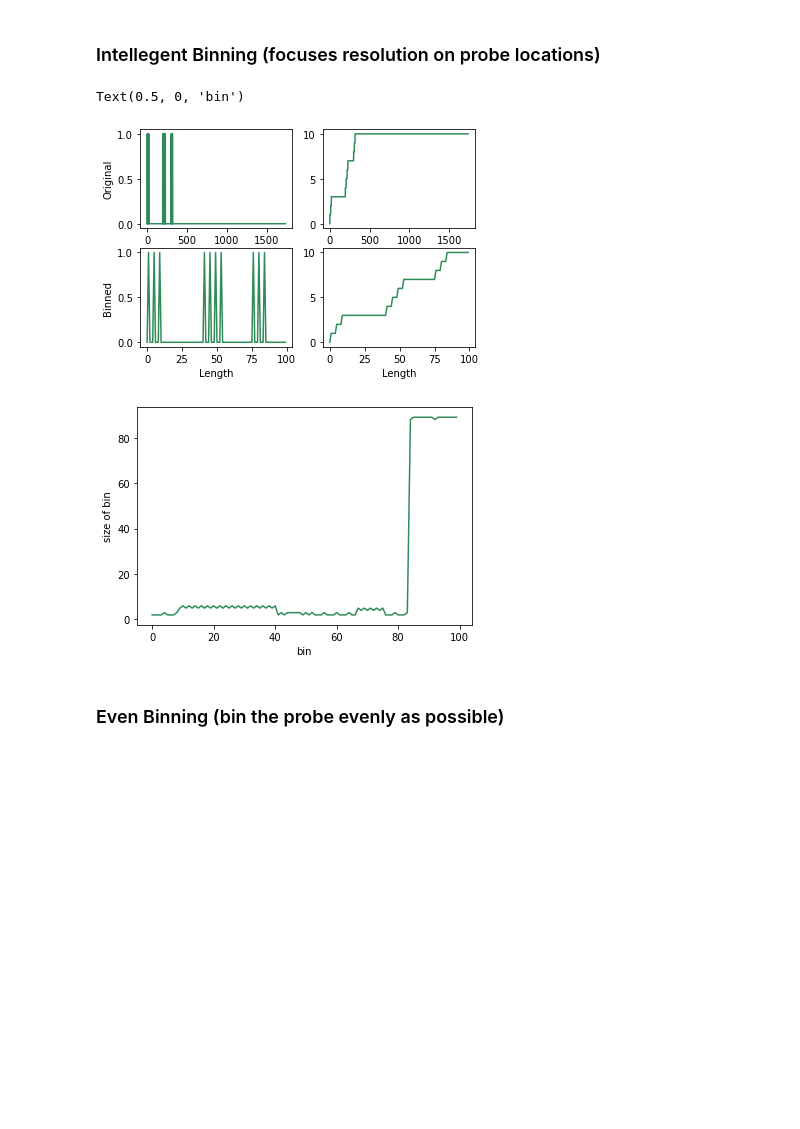
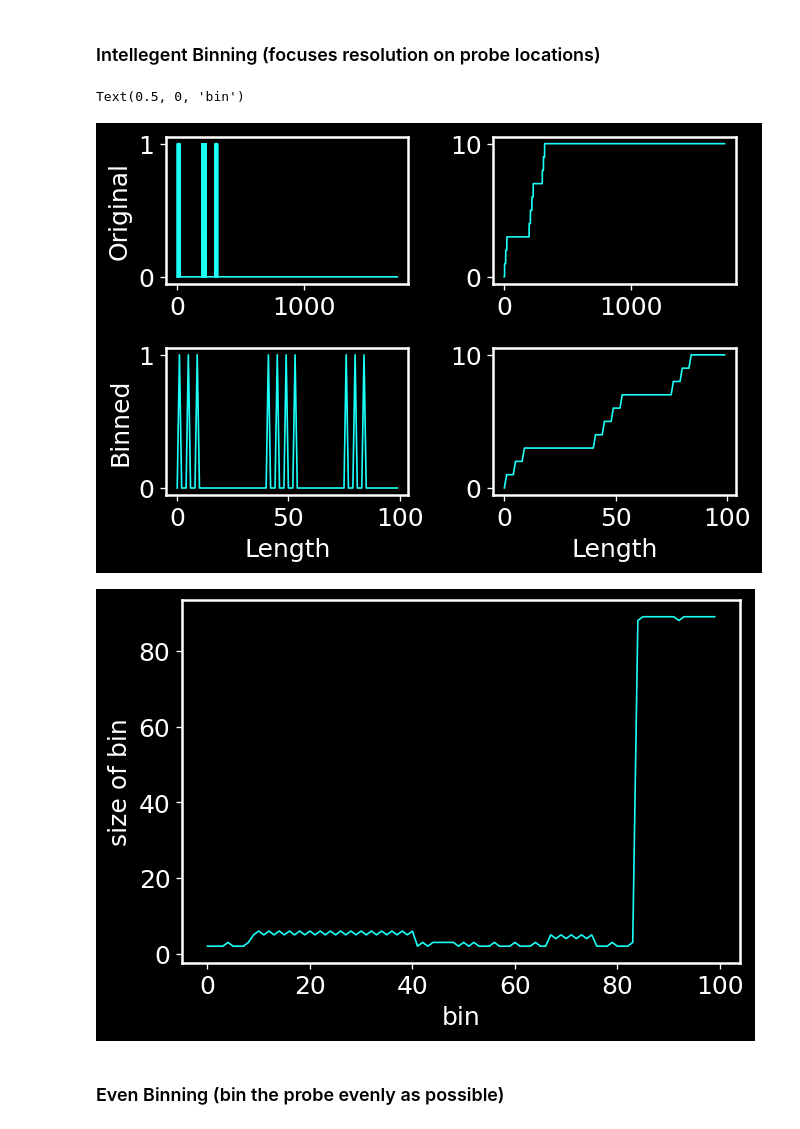
Before and after one commit to MunskyGroup/rSNAPsim, a Jupyter notebook: interactive_notebooks/Solution Methods 1 color.ipynb, the cells around one changed output. Saved outputs shown, nothing was run; the diff lists cells and outputs as text; code cells hidden in the pictures; blank space fills up the shorter version.

```diff
--- a/interactive_notebooks/Solution Methods 1 color.ipynb
+++ b/interactive_notebooks/Solution Methods 1 color.ipynb
@@ -13,6 +13,19 @@ from rss import PropensityFactory as pff
 from rss import TranslationSolvers as tss
 import matplotlib.pyplot as plt
 import time
+
+
+
+plt.style.use('dark_background')
+plt.rcParams['figure.dpi'] = 120
+plt.rcParams['lines.linewidth'] = 1
+plt.rcParams['axes.linewidth'] = 1.5
+plt.rcParams['font.size'] = 15
+plt.rcParams['axes.grid'] = False
+
+
+
+
 os.chdir('./interactive_notebooks')
 
 rsim = rSNAPsim()
@@ -98,32 +118,32 @@ Text(0.5, 1.0, '2 Trajectories Ribosome posistion over time')
 # %%
 inds = pff.intellegent_bin(np.atleast_2d(poi.probe_loc),100)
 binned_probe_locations,binned_probe_vector = pvf.bin_probe_vecs(poi.probe_loc,inds)
 kelong_bin = pff.bin_k(poi.kelong, inds)    #
 
 fig,ax = plt.subplots(2,2)
 
-ax[0,0].plot(poi.probe_loc[0],'-',color='seagreen')
+ax[0,0].plot(poi.probe_loc[0],'-',color='#1cfff7')
 ax[0,0].set_ylabel('Original')
 
-ax[1,0].plot(binned_probe_locations[0],'-',color='seagreen')
+ax[1,0].plot(binned_probe_locations[0],'-',color='#1cfff7')
 ax[1,0].set_xlabel('Length')
 ax[1,0].set_ylabel('Binned')
 
-ax[0,1].plot(poi.probe_vec[0],'-',color='seagreen')
-ax[1,1].plot(binned_probe_vector[0],'-',color='seagreen')
+ax[0,1].plot(poi.probe_vec[0],'-',color='#1cfff7')
+ax[1,1].plot(binned_probe_vector[0],'-',color='#1cfff7')
 ax[1,1].set_xlabel('Length')
-
+plt.tight_layout()
 fig.show()
 
 
 plt.figure()
-plt.plot(inds[1:] - inds[:-1],color='seagreen')
+plt.plot(inds[1:] - inds[:-1],color='#1cfff7')
 plt.ylabel('size of bin')
 plt.xlabel('bin')
 # %% [output]
 Text(0.5, 0, 'bin')
-[figure, old version]
+[figure, new version]
-[figure, old version]
+[figure, new version]
 # %% [markdown]
 ### Even Binning (bin the probe evenly as possible)
 # %%
```
Also changed, not shown: parts of 17 cells of this notebook, 32 other files.
